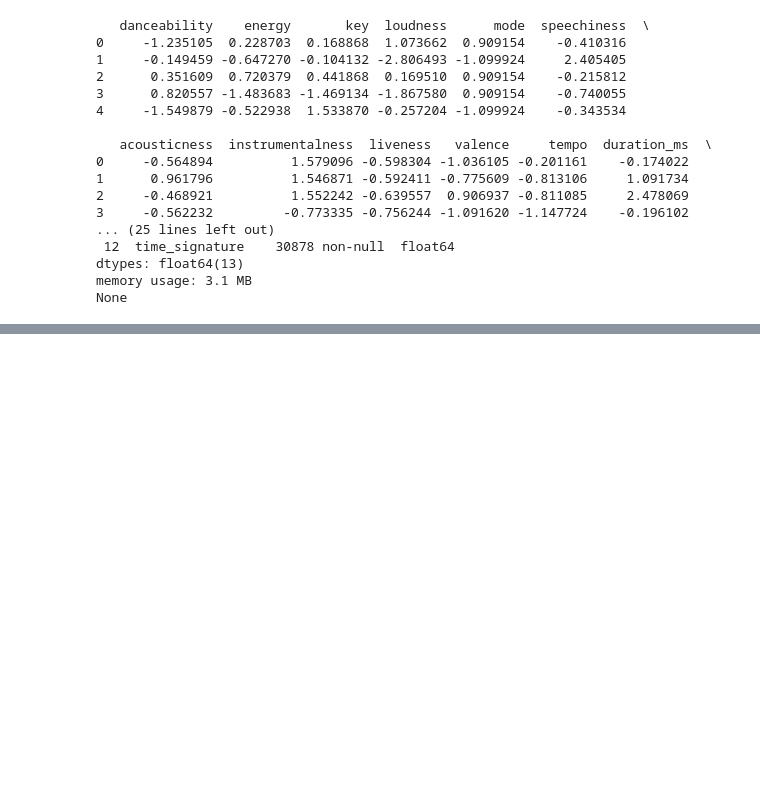
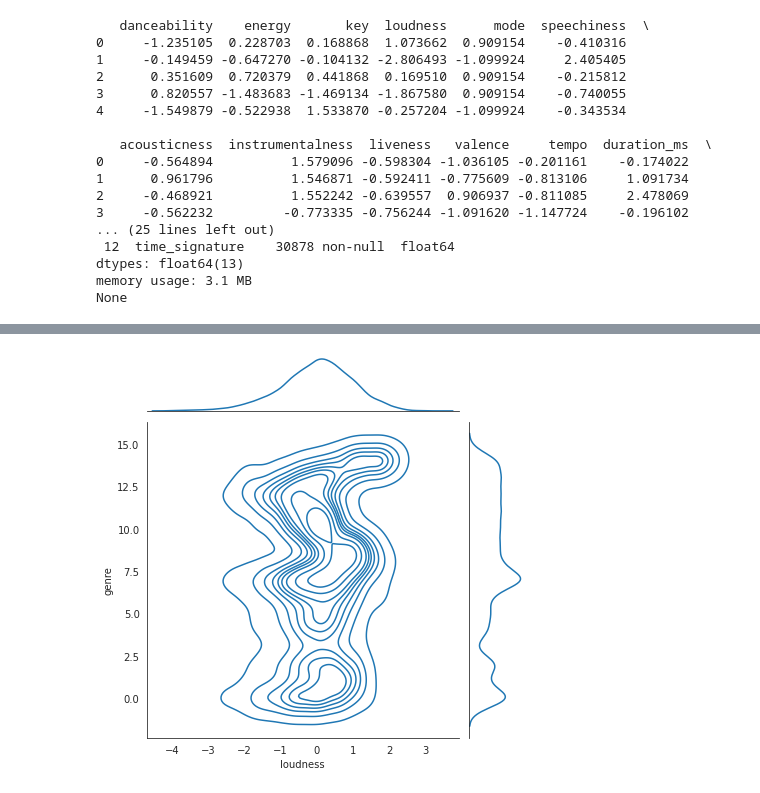
Before and after one commit to bastiendlf/Kaggle-Spotify-SDATA, a Jupyter notebook: data_visualization_ex1.ipynb, the cells around one changed output, grey strips where cells are left out. Drawn from its saved outputs; the diff is of its cells as text; code cells hidden in the pictures; blank space fills up the shorter version.

Commit message:
preprocessing.py modified fin de visualisation data exo 1

```diff
--- a/data_visualization_ex1.ipynb
+++ b/data_visualization_ex1.ipynb
@@ -113,3 +122,5 @@ sns.kdeplot(df1["danceability"])
 # %%
 with sns.axes_style('white'):
-    sns.jointplot(x=df1["danceability"],y=df1_labels["genre"], kind='kde');
+    sns.jointplot(x=df1["loudness"],y=df1_labels["genre"], kind='kde');
+# %% [output]
+[figure, added]
```
Also changed, not shown: parts of 5 cells of this notebook, 1 other file.
